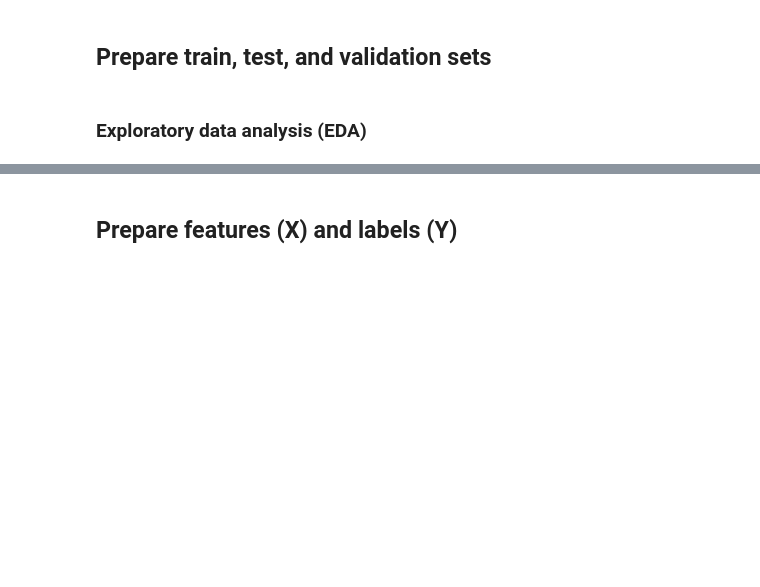
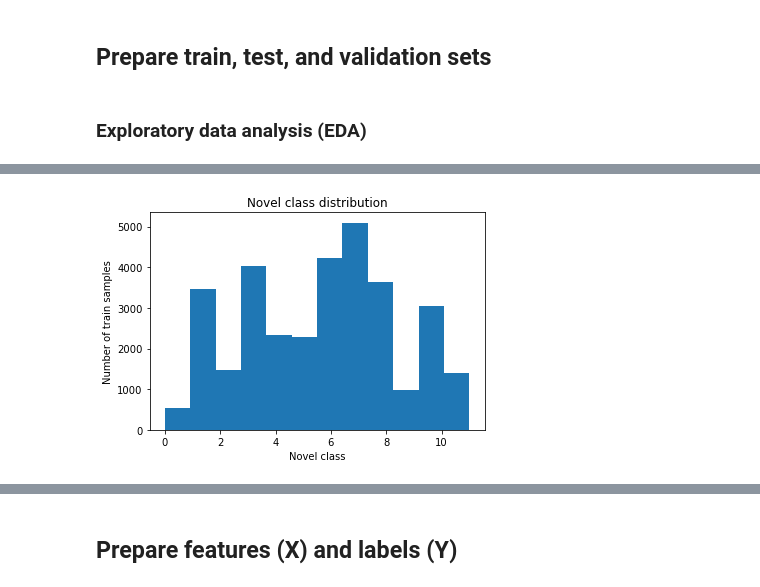
Before and after one commit to ck-unifr/novel-classification, a Jupyter notebook: novel-classification.ipynb, the cells around one changed output, grey strips where cells are left out. Cells and saved outputs as stored; diff of their text form; code cells hidden in the pictures; blank space fills up the shorter version.

```diff
--- a/novel-classification.ipynb
+++ b/novel-classification.ipynb
@@ -179,0 +95,11 @@ https://blog.keras.io/using-pre-trained-word-embeddings-in-a-keras-model.html
+# %%
+plt.hist(y_train_all,
+         bins=12,
+        )
+
+plt.xlabel("Novel class")
+plt.ylabel("Number of train samples")
+plt.title("Novel class distribution")
+plt.show()
+# %% [output]
+[figure, added]
```
Also changed, not shown: parts of 38 cells of this notebook.
